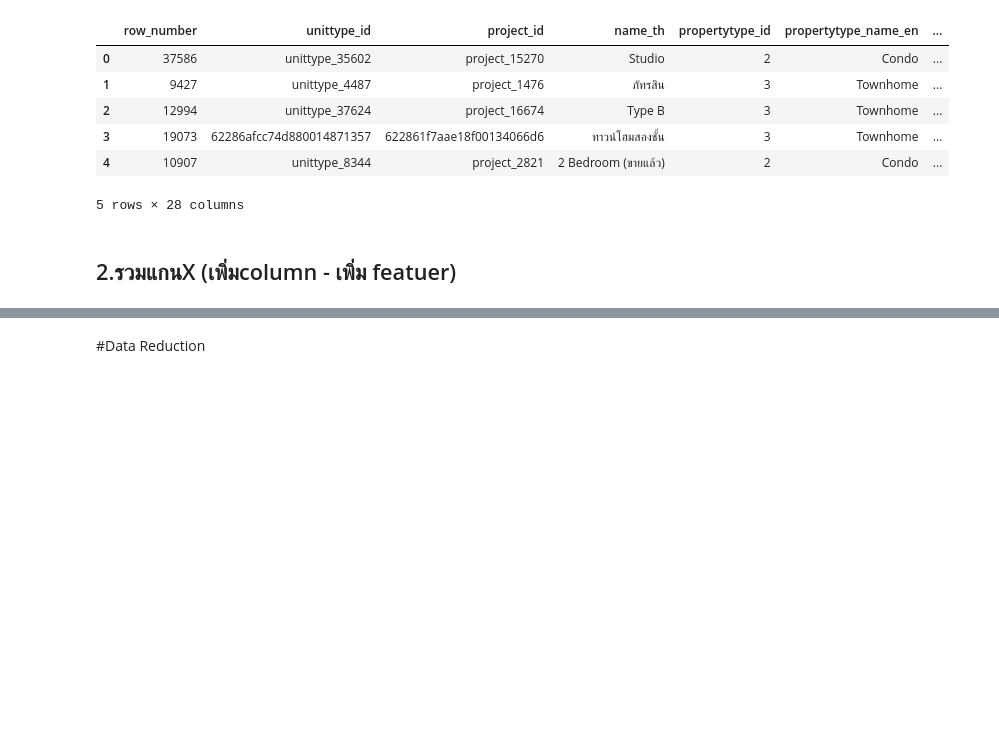
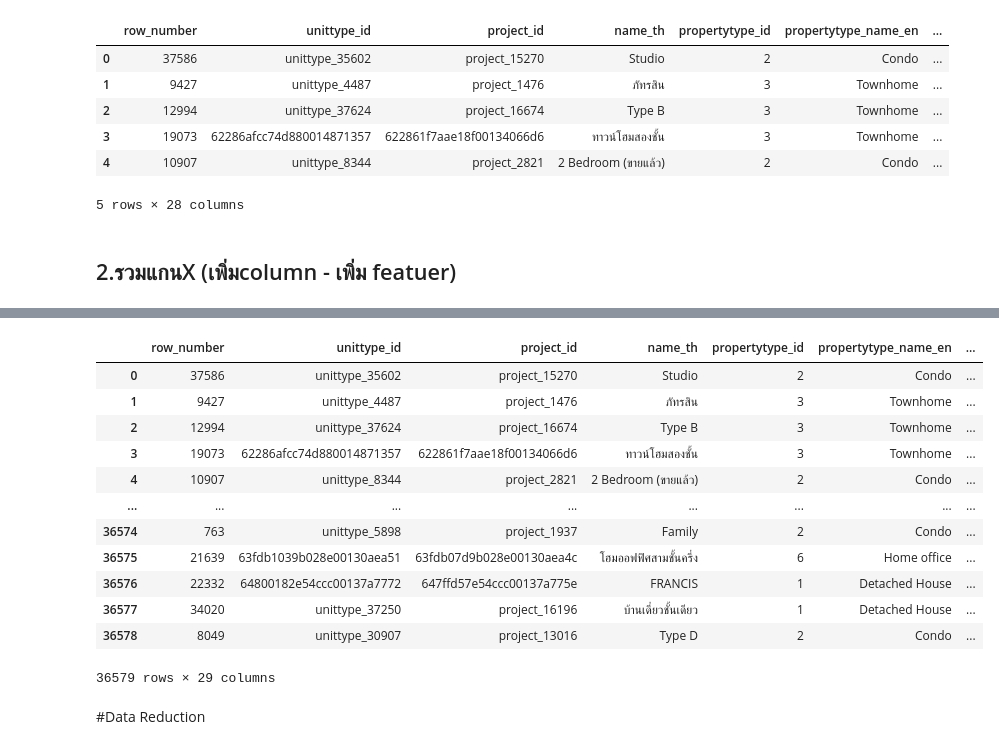
Before and after one commit to Jindapornphopomee/BSC_DPDM23, a Jupyter notebook: Data_Preprocessing.ipynb, the cells around one changed output, grey strips where cells are left out. Saved outputs shown, nothing was run; the diff lists cells and outputs as text; code cells hidden in the pictures; blank space fills up the shorter version.

```diff
--- a/Data_Preprocessing.ipynb
+++ b/Data_Preprocessing.ipynb
@@ -571,0 +583,3 @@ unittype_df.head()
+# %%
+unit_df = pd.read_csv('/content/opendata_unittype-2.csv')
+unit_df.head()
@@ -576,2 +612,20 @@ SyntaxError: ignored
+# %%
+unit_df['province_en'] = unit_df['project_id'].map(project_df.set_index('project_id')['province_name_en'])
+# %%
+unit_df
+# %% [output]
+|  | row_number | unittype_id | project_id | name_th | propertytype_id | propertytype_name_en | ... |
+| 0 | 37586 | unittype_35602 | project_15270 | Studio | 2 | Condo | ... |
+| 1 | 9427 | unittype_4487 | project_1476 | ภัทรสิน | 3 | Townhome | ... |
+| 2 | 12994 | unittype_37624 | project_16674 | Type B | 3 | Townhome | ... |
+| 3 | 19073 | 62286afcc74d880014871357 | 622861f7aae18f00134066d6 | ทาวน์โฮมสองชั้น | 3 | Townhome | ... |
+| 4 | 10907 | unittype_8344 | project_2821 | 2 Bedroom (ขายแล้ว) | 2 | Condo | ... |
+| ... | ... | ... | ... | ... | ... | ... | ... |
+| 36574 | 763 | unittype_5898 | project_1937 | Family | 2 | Condo | ... |
+| 36575 | 21639 | 63fdb1039b028e00130aea51 | 63fdb07d9b028e00130aea4c | โฮมออฟฟิศสามชั้นครึ่ง | 6 | Home office | ... |
+| 36576 | 22332 | 64800182e54ccc00137a7772 | 647ffd57e54ccc00137a775e | FRANCIS | 1 | Detached House | ... |
+| 36577 | 34020 | unittype_37250 | project_16196 | บ้านเดี่ยวชั้นเดียว | 1 | Detached House | ... |
+| 36578 | 8049 | unittype_30907 | project_13016 | Type D | 2 | Condo | ... |
+36579 rows × 29 columns
 # %% [markdown]
 #Data Reduction
```
Also changed, not shown: parts of 14 cells of this notebook.
